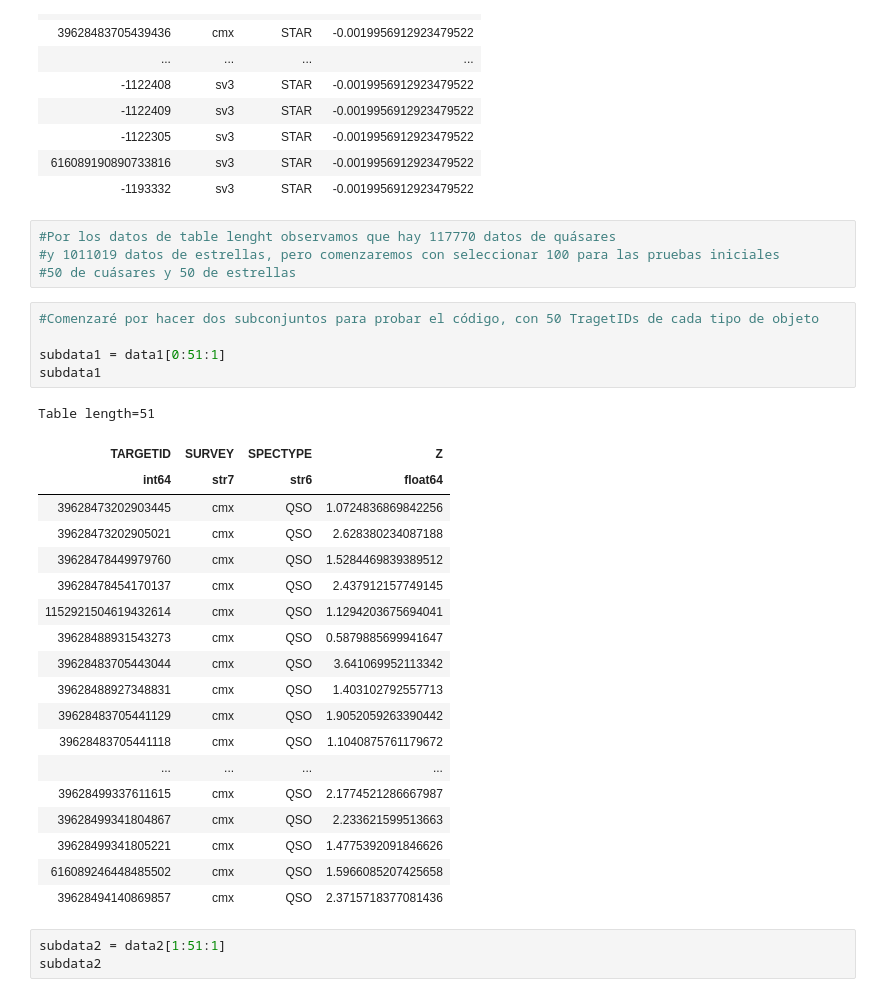
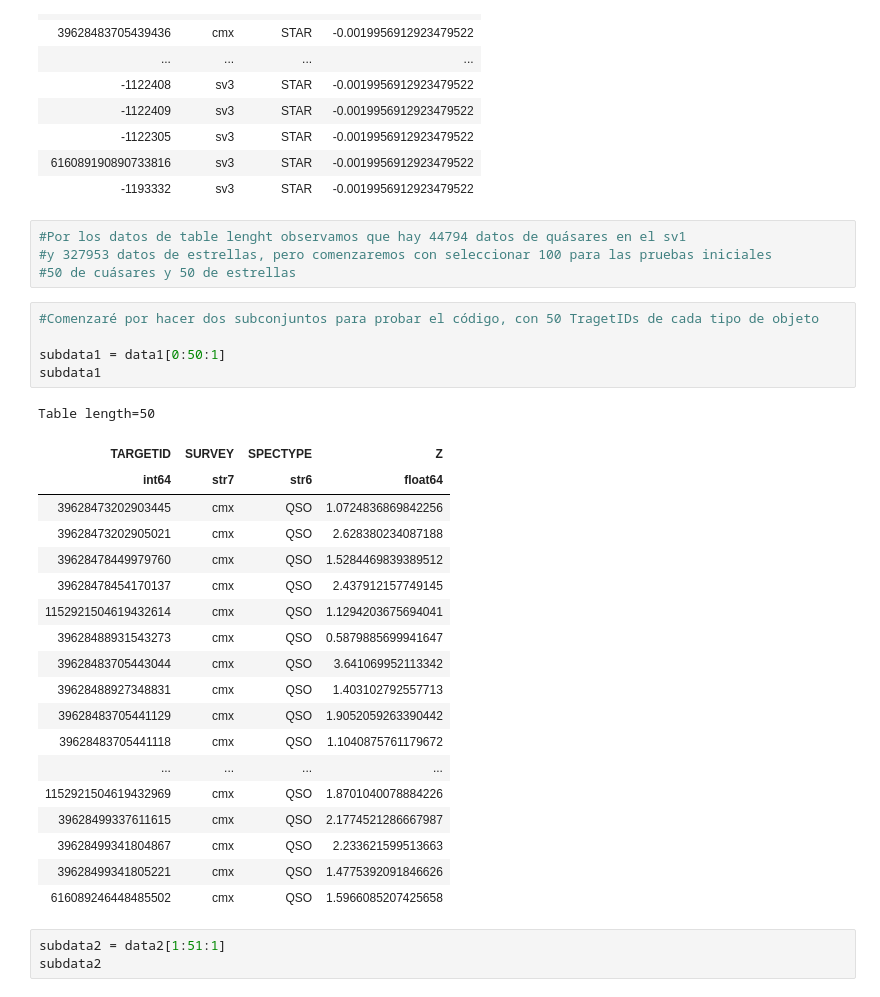
Before and after one commit to DCI-alxogm/ml2023-BlackPuma075, a Jupyter notebook: Dic_08_14/EDR_NN_Binary_QSO_STAR.ipynb, the cells around one changed output. Cells and saved outputs as stored; diff of their text form.

```diff
--- a/Dic_08_14/EDR_NN_Binary_QSO_STAR.ipynb
+++ b/Dic_08_14/EDR_NN_Binary_QSO_STAR.ipynb
@@ -275,34 +275,34 @@ Table length=1011010
 | 616089190890733816 | sv3 | STAR | -0.0019956912923479522 |
 | -1193332 | sv3 | STAR | -0.0019956912923479522 |
 # %%
-#Por los datos de table lenght observamos que hay 117770 datos de quásares
-#y 1011019 datos de estrellas, pero comenzaremos con seleccionar 100 para las pruebas iniciales
+#Por los datos de table lenght observamos que hay 44794 datos de quásares en el sv1
+#y 327953 datos de estrellas, pero comenzaremos con seleccionar 100 para las pruebas iniciales
 #50 de cuásares y 50 de estrellas
 # %%
 #Comenzaré por hacer dos subconjuntos para probar el código, con 50 TragetIDs de cada tipo de objeto
 
-subdata1 = data1[0:51:1]
+subdata1 = data1[0:50:1]
 subdata1
 # %% [output]
-Table length=51
+Table length=50
 | TARGETID | SURVEY | SPECTYPE | Z |
 | int64 | str7 | str6 | float64 |
 | 39628473202903445 | cmx | QSO | 1.0724836869842256 |
 | 39628473202905021 | cmx | QSO | 2.628380234087188 |
 | 39628478449979760 | cmx | QSO | 1.5284469839389512 |
 | 39628478454170137 | cmx | QSO | 2.437912157749145 |
 | 1152921504619432614 | cmx | QSO | 1.1294203675694041 |
 | 39628488931543273 | cmx | QSO | 0.5879885699941647 |
 | 39628483705443044 | cmx | QSO | 3.641069952113342 |
 | 39628488927348831 | cmx | QSO | 1.403102792557713 |
 | 39628483705441129 | cmx | QSO | 1.9052059263390442 |
 | 39628483705441118 | cmx | QSO | 1.1040875761179672 |
 | ... | ... | ... | ... |
+| 1152921504619432969 | cmx | QSO | 1.8701040078884226 |
 | 39628499337611615 | cmx | QSO | 2.1774521286667987 |
 | 39628499341804867 | cmx | QSO | 2.233621599513663 |
 | 39628499341805221 | cmx | QSO | 1.4775392091846626 |
 | 616089246448485502 | cmx | QSO | 1.5966085207425658 |
-| 39628494140869857 | cmx | QSO | 2.3715718377081436 |
 # %%
 subdata2 = data2[1:51:1]
 subdata2
```
Also changed, not shown: parts of 38 cells of this notebook.
